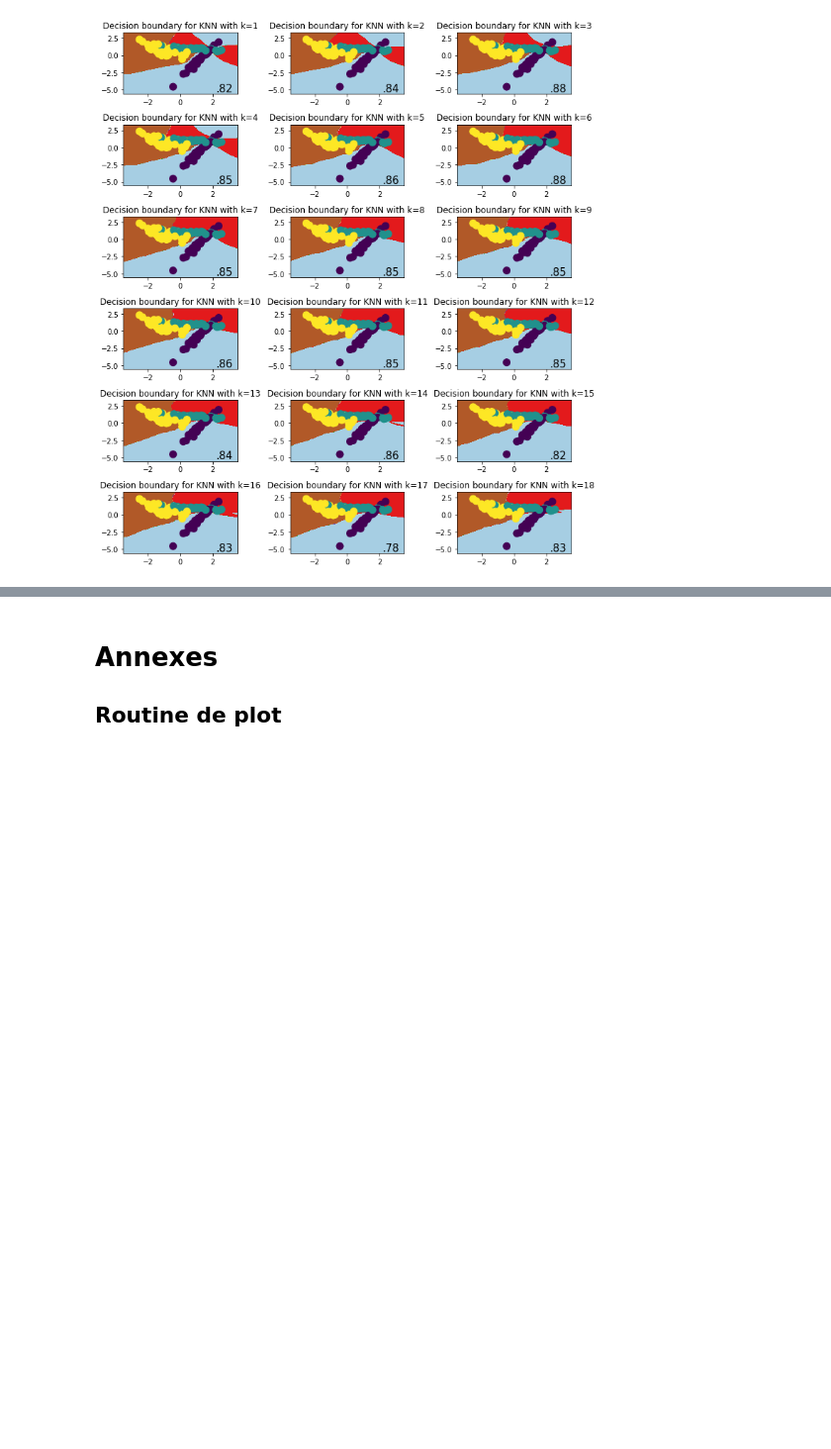
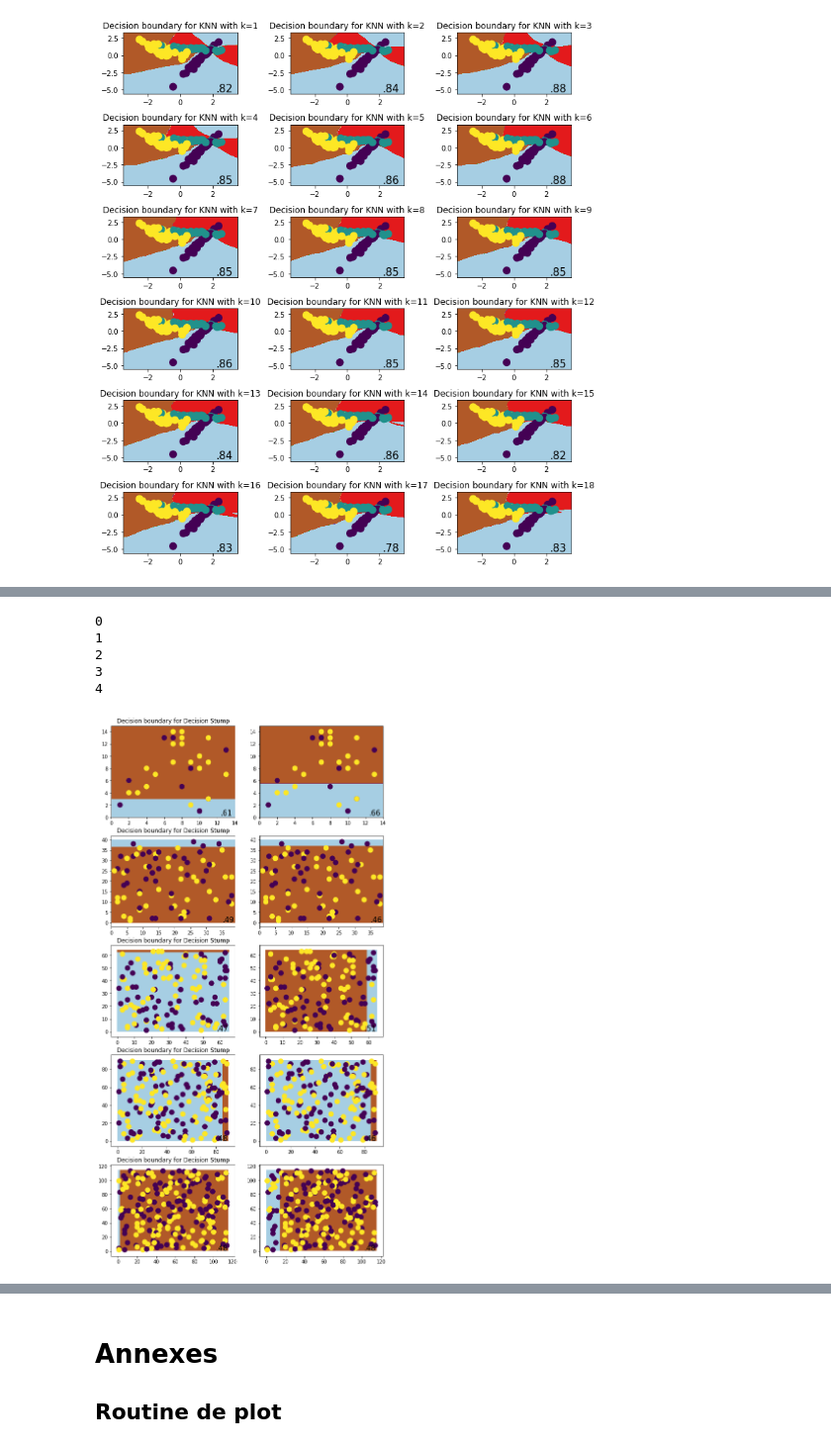
Before and after one commit to cosmo-sterin/M1_ENSL, a Jupyter notebook: ML/TP2/Rendu TP2 Tristan Sterin.ipynb, the cells around one changed output, grey strips where cells are left out. Shown at 99% size. Saved outputs shown, nothing was run; the diff lists cells and outputs as text; code cells hidden in the pictures; blank space fills up the shorter version.

```diff
--- a/ML/TP2/Rendu TP2 Tristan Sterin.ipynb
+++ b/ML/TP2/Rendu TP2 Tristan Sterin.ipynb
@@ -206,0 +343,37 @@ plt.show()
+# %%
+my_stumps = []
+for nb_points in range(30,250,50):
+    A = np.random.randint(1,nb_points/2,(nb_points,2)).astype(float)
+    labels = np.random.choice(2,nb_points)
+    uni = 1./(nb_points)*np.ones(nb_points)
+    stump = myStump()
+    stump.learn(np.c_[A,labels],uni)
+    my_stumps.append([stump, cross_valid_score(stump,np.c_[A,labels],distro=uni),A,labels])
+# %%
+sk_stumps = []
+for (i,nb_points) in enumerate(range(30,250,50)):
+    A = my_stumps[i][2]
+    labels = my_stumps[i][3]
+    uni = 1./(nb_points)*np.ones(nb_points)
+    clf = DecisionTreeClassifier(max_depth=1)
+    clf.fit(A,labels)
+    sk_stumps.append([clf, cross_valid_score(clf,np.c_[A,labels],distro=uni,sk=True),A,labels])
+# %%
+plt.figure(figsize=(10,20))
+k = 1
+for (i,(model,score,X,y)) in enumerate(my_stumps[:5]):
+    print(i)
+    ax = plt.subplot(len(my_stumps[:5]), 2, k)
+    plot_frontiere(model, X, y, ax, score)
+    ax = plt.subplot(len(my_stumps[:5]), 2, k+1)
+    plot_frontiere(sk_stumps[i][0], X, y, ax, sk_stumps[i][1],naming=False)
+    k += 2
+#plt.tight_layout()
+plt.show()
+# %% [output]
+0
+1
+2
+3
+4
+[figure, added]
```
Also changed, not shown: parts of 17 cells of this notebook.
